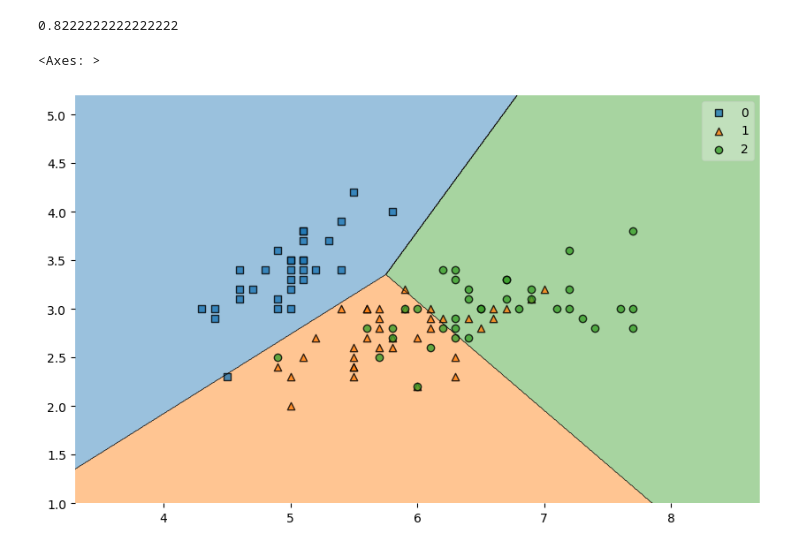
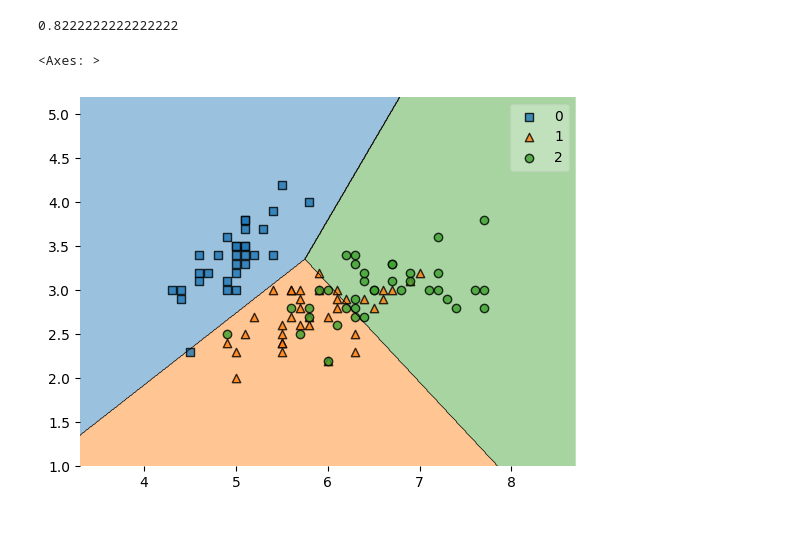
Before and after one commit to Karanraj-6/Machine_Learning-, a Jupyter notebook: Ensemble_methods/voting.ipynb, the cells around one changed output. Drawn from its saved outputs; the diff is of its cells as text; code cells hidden in the pictures.

```diff
--- a/Ensemble_methods/voting.ipynb
+++ b/Ensemble_methods/voting.ipynb
@@ -39,8 +39,7 @@ print(accuracy_score(y_test,y_pred))
 # %% [output]
 0.8222222222222222
 # %%
-plt.figure(figsize=(10, 6))
 plot_decision_regions(X_train,y_train,clf=model1)
 # %% [output]
 <Axes: >
-[figure, old version]
+[figure, new version]
```
Also changed, not shown: parts of 9 cells of this notebook.
